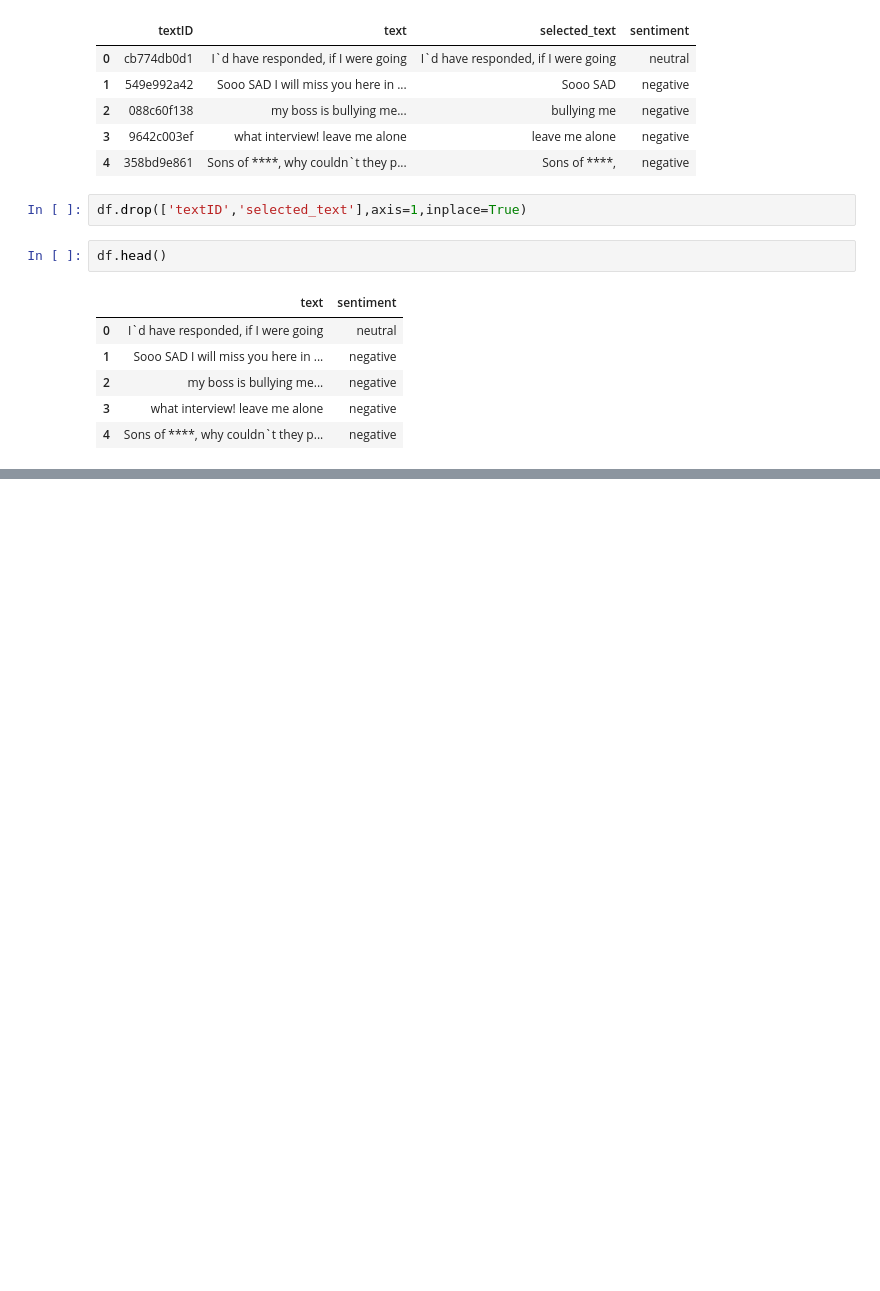
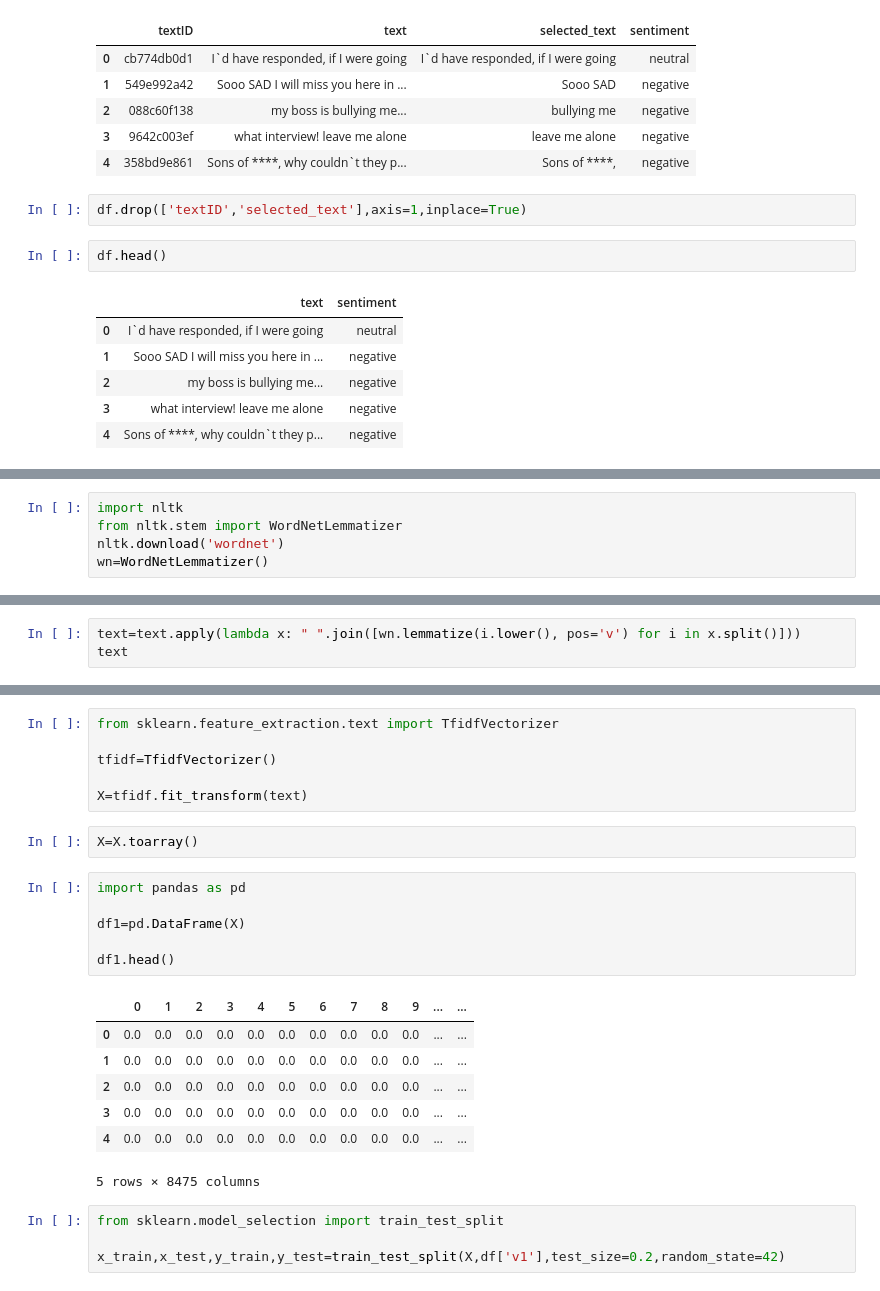
Before and after one commit to Nav-ee-n/nlp-practice, a Jupyter notebook: nlp.ipynb, the cells around one changed output, grey strips where cells are left out. Cells and saved outputs as stored; diff of their text form; blank space fills up the shorter version.

```diff
--- a/nlp.ipynb
+++ b/nlp.ipynb
@@ -242,0 +499,5 @@ df.head()
+# %%
+import nltk
+from nltk.stem import WordNetLemmatizer
+nltk.download('wordnet')
+wn=WordNetLemmatizer()
@@ -242,0 +507,3 @@ df.head()
+# %%
+text=text.apply(lambda x: " ".join([wn.lemmatize(i.lower(), pos='v') for i in x.split()]))
+text
@@ -242,0 +550,26 @@ df.head()
+# %%
+from sklearn.feature_extraction.text import TfidfVectorizer
+
+tfidf=TfidfVectorizer()
+
+X=tfidf.fit_transform(text)
+# %%
+X=X.toarray()
+# %%
+import pandas as pd
+
+df1=pd.DataFrame(X)
+
+df1.head()
+# %% [output]
+|  | 0 | 1 | 2 | 3 | 4 | 5 | 6 | 7 | 8 | 9 | ... | ... |
+| 0 | 0.0 | 0.0 | 0.0 | 0.0 | 0.0 | 0.0 | 0.0 | 0.0 | 0.0 | 0.0 | ... | ... |
+| 1 | 0.0 | 0.0 | 0.0 | 0.0 | 0.0 | 0.0 | 0.0 | 0.0 | 0.0 | 0.0 | ... | ... |
+| 2 | 0.0 | 0.0 | 0.0 | 0.0 | 0.0 | 0.0 | 0.0 | 0.0 | 0.0 | 0.0 | ... | ... |
+| 3 | 0.0 | 0.0 | 0.0 | 0.0 | 0.0 | 0.0 | 0.0 | 0.0 | 0.0 | 0.0 | ... | ... |
+| 4 | 0.0 | 0.0 | 0.0 | 0.0 | 0.0 | 0.0 | 0.0 | 0.0 | 0.0 | 0.0 | ... | ... |
+5 rows × 8475 columns
+# %%
+from sklearn.model_selection import train_test_split
+
+x_train,x_test,y_train,y_test=train_test_split(X,df['v1'],test_size=0.2,random_state=42)
```
Also changed, not shown: parts of 36 cells of this notebook.
